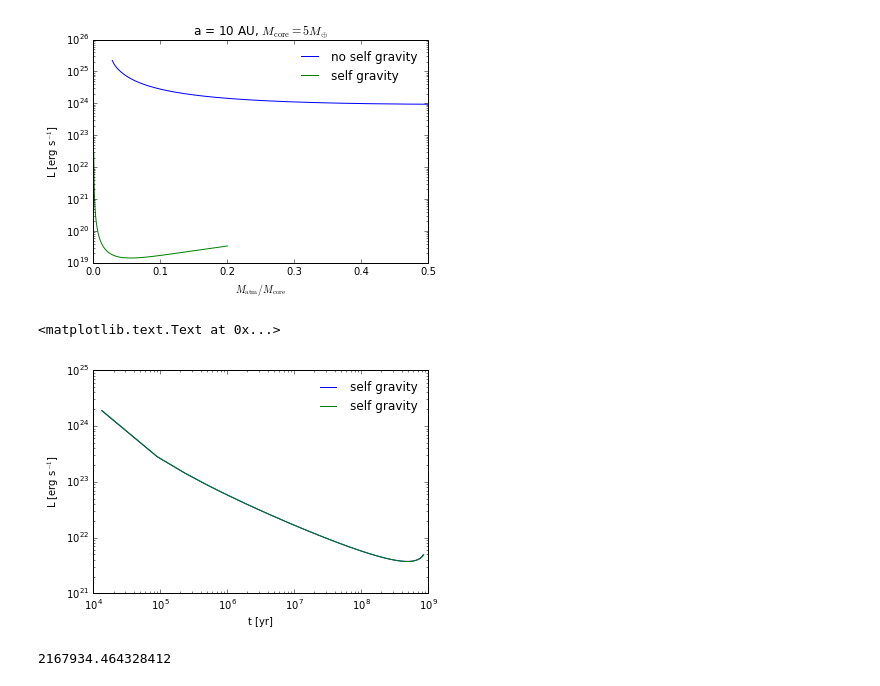
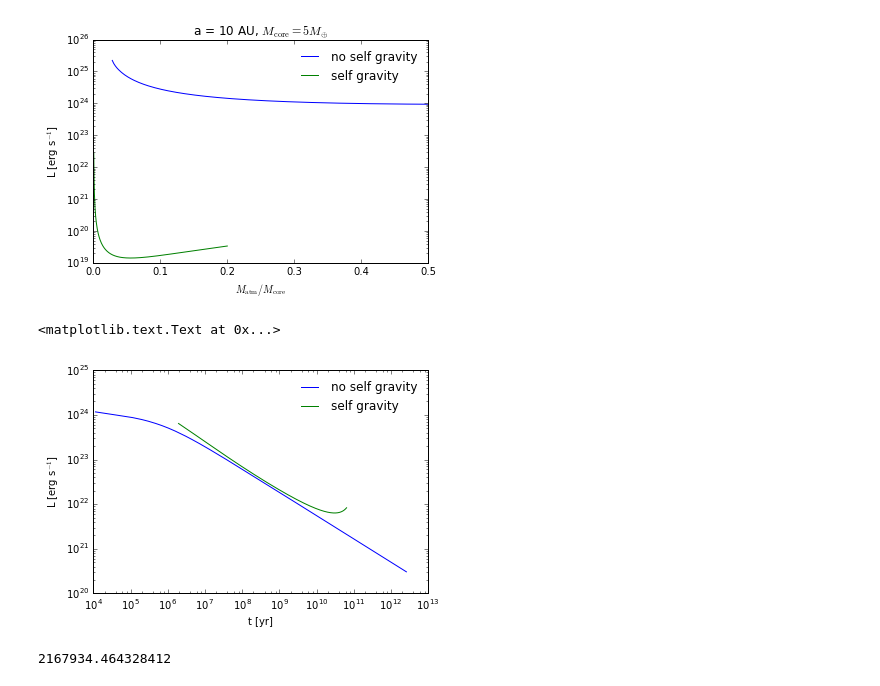
Before and after one commit to apiso/Luminosity, a Jupyter notebook: python/numerical_SG.ipynb, the cells around one changed output. Drawn from its saved outputs; the diff is of its cells as text; code cells hidden in the pictures.

```diff
--- a/python/numerical_SG.ipynb
+++ b/python/numerical_SG.ipynb
@@ -25,7 +26,7 @@ reload(cool)
 <module 'cooling' from 'cooling.pyc'>
 # %%
 delad = 2./7
-a = 10
+a = 0.1
 Mc = 10 * Me
 rc = (3*Mc/(4*np.pi*rhoc))**(1./3)
 
@@ -37,8 +38,8 @@ muc = 60 * mp
 
 prms = params(Mc, rc, a, delad, Y, gamma = gammafn(delad), R = Rfn(Y), \
     Cv = Cvfn(Y, delad), Pd = Pdisk(a, mstar, FSigma, FT), \
-    Td = Tdisk(a, FT), kappa = kdust)
+    Td = 1e3, kappa = kdust)
 # %%
-#model, param, prof = atmnoSG.atmload('a01Mc10', prms)
-modelSG, paramSG, profSG = atmSG.atmload('a10Mc10', prms)
+model, param, prof = atmnoSG.atmload('a01Mc10', prms)
+modelSG, paramSG, profSG = atmSG.atmload('a01Mc10', prms)
 # %%
@@ -101,16 +102,16 @@ plt.title(r'a = 10 AU, $M_{\rm core}=5 M_{\oplus}$')
 <matplotlib.text.Text at 0x...>
 [figure]
 # %%
-#dt = cool.cooling_global(param, prof, model, out='rcb')[1]
-#dt2 = cool.cooling_global(param, prof, model, out='rout')[1]
+dt = cool.cooling_global(param, prof, model, out='rcb')[1]
+dt2 = cool.cooling_global(param, prof, model, out='rout')[1]
 dtSG = cool.cooling_global(paramSG, profSG, modelSG, out='rcb')[1]
 dtSG2 = cool.cooling_global(paramSG, profSG, modelSG, out='RB')[1]
 
-#time, time2 = [], []
-#for i in range(len(dt)):
-#    time = np.append(time, sum(dt[:i + 1]))
-#for i in range(len(dt2)):
-#    time2 = np.append(time2, sum(dt2[:i + 1]))
+time, time2 = [], []
+for i in range(len(dt)):
+    time = np.append(time, sum(dt[:i + 1]))
+for i in range(len(dt2)):
+    time2 = np.append(time2, sum(dt2[:i + 1]))
 
 timeSG, timeSG2 = [], []
 for i in range(len(dtSG)):
@@ -118,19 +119,18 @@ for i in range(len(dtSG)):
 for i in range(len(dtSG2)):
     timeSG2 = np.append(timeSG2, sum(dtSG2[:i + 1]))
 # %%
-#plt.loglog(t / yr, L, label = 'analytic')
-#plt.loglog(time / yr, param.L[:-1], label = 'no self gravity')
+plt.loglog(time / yr, param.L[:-1], label = 'no self gravity')
 plt.loglog(timeSG / yr, paramSG.L[:-1], label = 'self gravity')
-plt.loglog(timeSG2 / yr, paramSG.L[:-1], label = 'self gravity')
+#plt.loglog(timeSG2 / yr, paramSG.L[:-1], label = 'self gravity')
 #plt.xlim(xmin = 1e3, xmax = 1e8)
 plt.legend(frameon = False)
 plt.xlabel('t [yr]')
 plt.ylabel(r'L [erg s$^{-1}$]')
 
 #plt.savefig('../figs/comp_L_vs_t.pdf')
 # %% [output]
 <matplotlib.text.Text at 0x...>
-[figure, old version]
+[figure, new version]
 # %%
 timeSG[0]/yr
 # %% [output]
```
Also changed, not shown: parts of 12 cells of this notebook, 8 other files.
